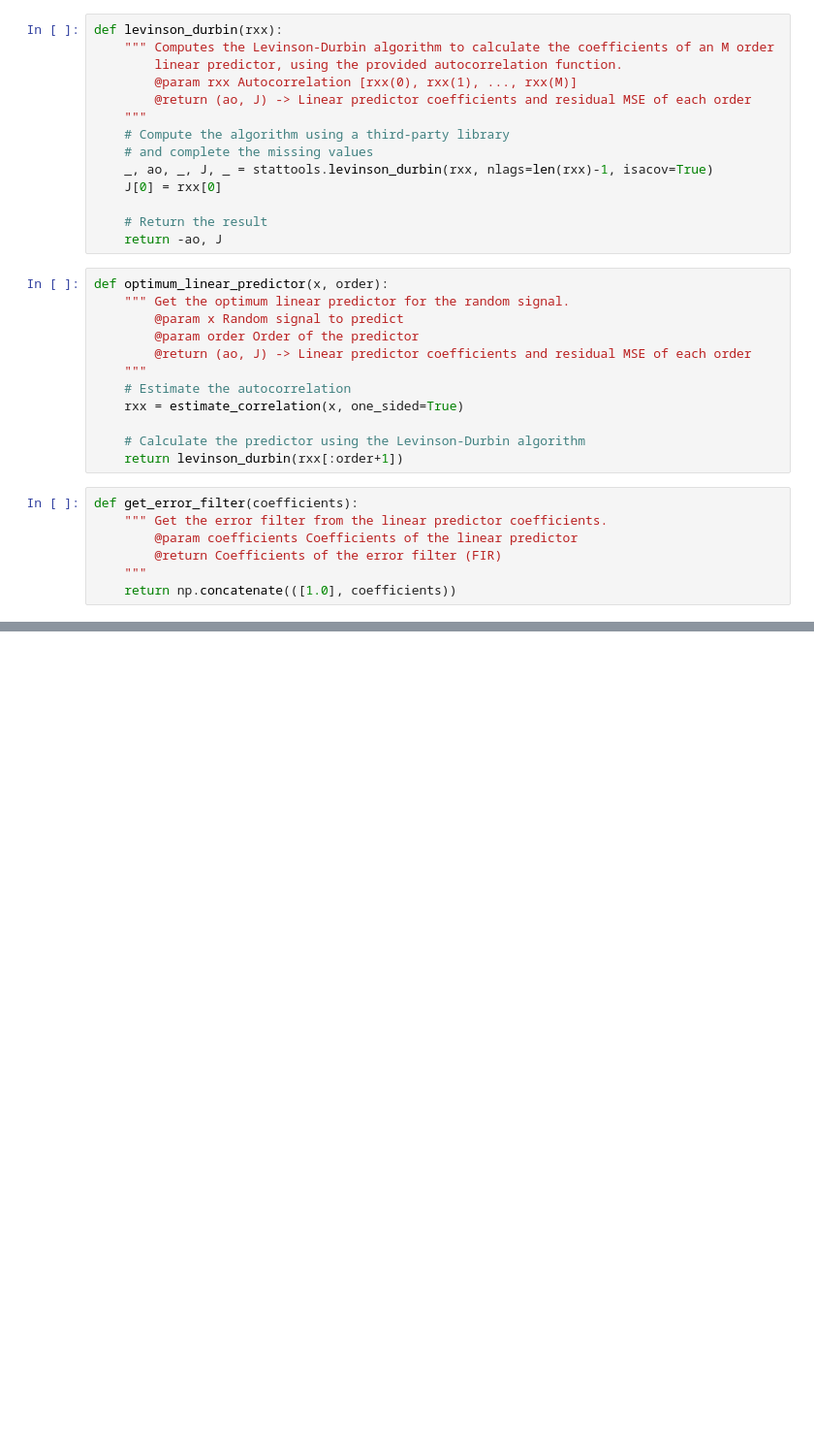
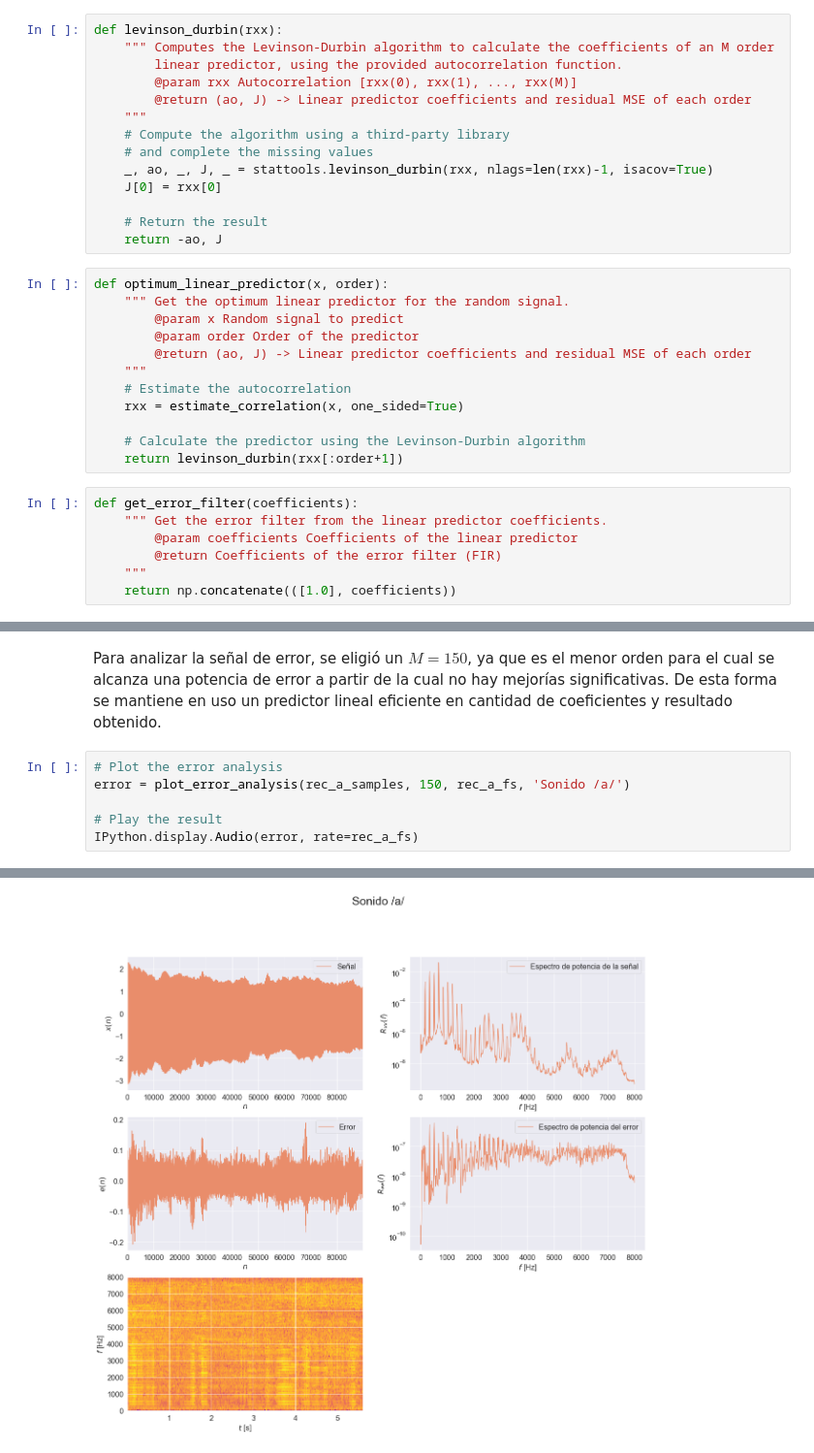
Before and after one commit to asp-image-dsp/asp-tp3, a Jupyter notebook: notebooks/report.ipynb, the cells around one changed output, grey strips where cells are left out. Shown at 97% size. Drawn from its saved outputs; the diff is of its cells as text; blank space fills up the shorter version.

```diff
--- a/notebooks/report.ipynb
+++ b/notebooks/report.ipynb
@@ -202,0 +373,9 @@ plot_mse_analysis(rec_sh_samples, 400, 'Sonido /sh')
+# %% [markdown]
+Para analizar la señal de error, se eligió un $M = 150$, ya que es el menor orden para el cual se alcanza una potencia de error a partir de la cual no hay mejorías significativas. De esta forma se mantiene en uso un predictor lineal eficiente en cantidad de coeficientes y resultado obtenido.
+# %%
+# Plot the error analysis
+error = plot_error_analysis(rec_a_samples, 150, rec_a_fs, 'Sonido /a/')
+
+# Play the result
+IPython.display.Audio(error, rate=rec_a_fs)
+# %% [output]
@@ -202,0 +383 @@ plot_mse_analysis(rec_sh_samples, 400, 'Sonido /sh')
+[figure, added]
```
Also changed, not shown: parts of 23 cells of this notebook.
